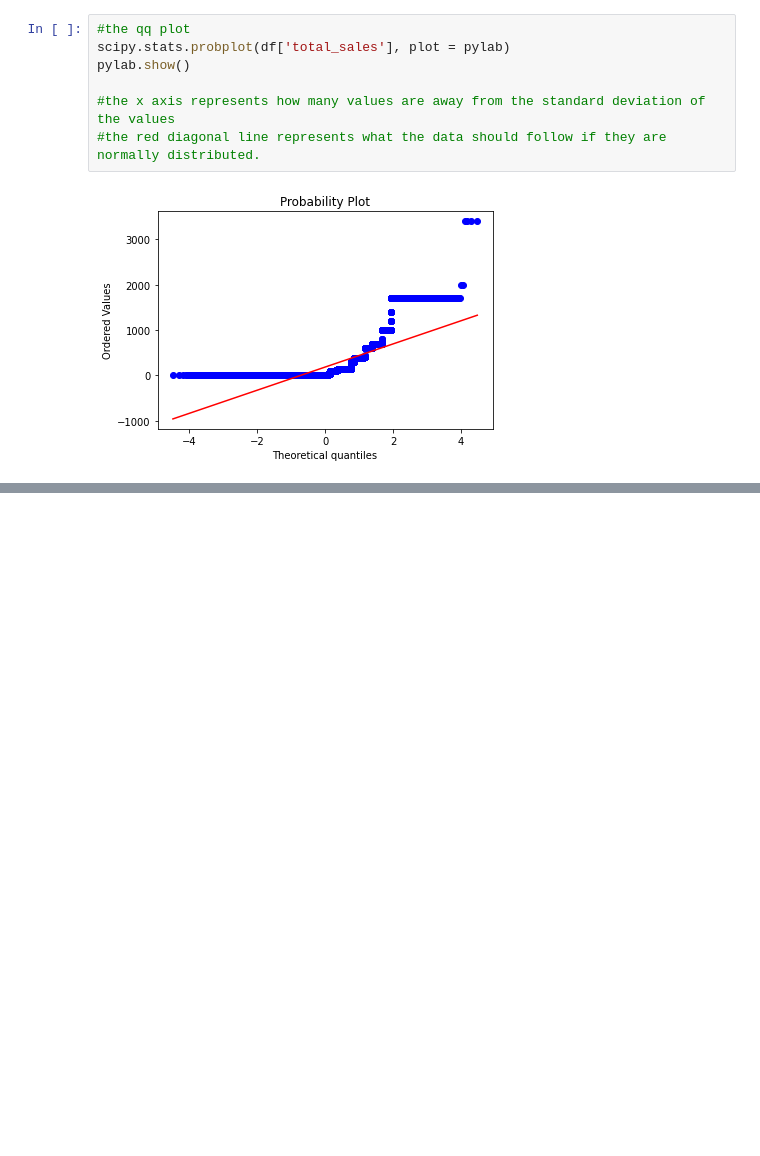
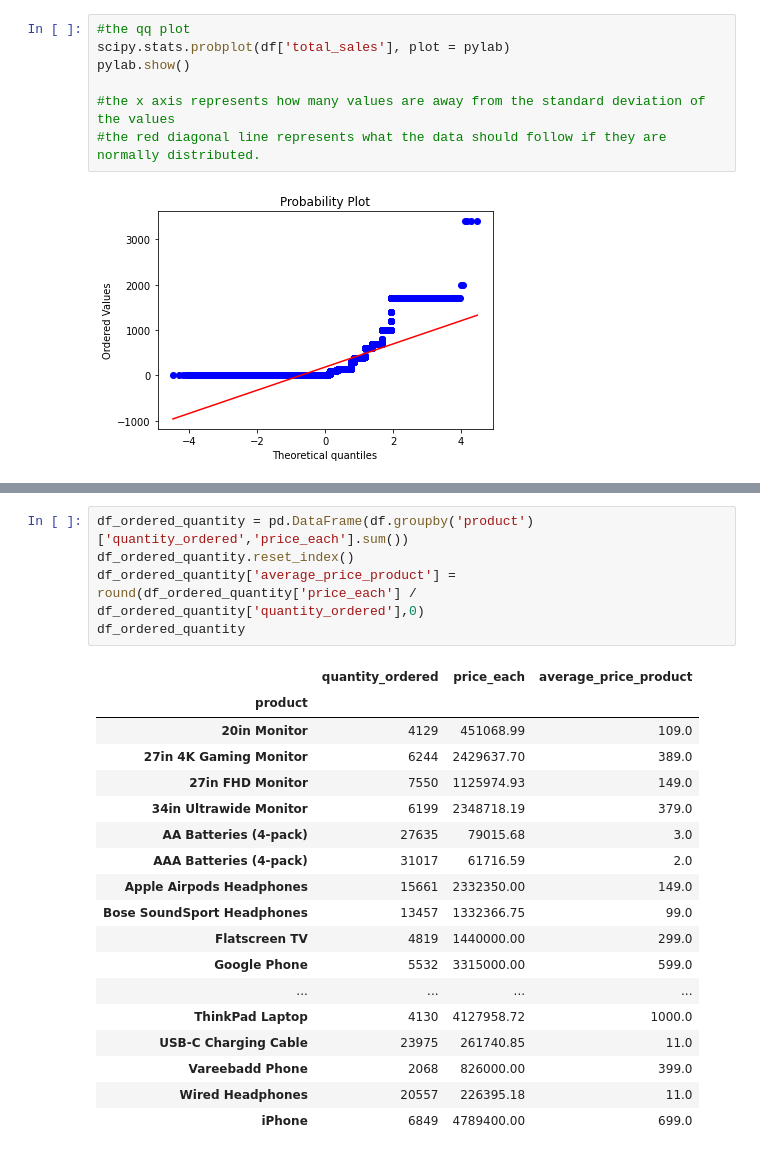
Before and after one commit to subhasish121995/Sales_Analysis, a Jupyter notebook: main_file_v1.0.ipynb, the cells around one changed output, grey strips where cells are left out. Drawn from its saved outputs; the diff is of its cells as text; blank space fills up the shorter version.

```diff
--- a/main_file_v1.0.ipynb
+++ b/main_file_v1.0.ipynb
@@ -538,0 +516,24 @@ df.head()
+# %%
+df_ordered_quantity = pd.DataFrame(df.groupby('product')['quantity_ordered','price_each'].sum())
+df_ordered_quantity.reset_index()
+df_ordered_quantity['average_price_product'] = round(df_ordered_quantity['price_each'] /  df_ordered_quantity['quantity_ordered'],0)
+df_ordered_quantity
+# %% [output]
+|  | quantity_ordered | price_each | average_price_product |
+| product |  |  |  |
+| 20in Monitor | 4129 | 451068.99 | 109.0 |
+| 27in 4K Gaming Monitor | 6244 | 2429637.70 | 389.0 |
+| 27in FHD Monitor | 7550 | 1125974.93 | 149.0 |
+| 34in Ultrawide Monitor | 6199 | 2348718.19 | 379.0 |
+| AA Batteries (4-pack) | 27635 | 79015.68 | 3.0 |
+| AAA Batteries (4-pack) | 31017 | 61716.59 | 2.0 |
+| Apple Airpods Headphones | 15661 | 2332350.00 | 149.0 |
+| Bose SoundSport Headphones | 13457 | 1332366.75 | 99.0 |
+| Flatscreen TV | 4819 | 1440000.00 | 299.0 |
+| Google Phone | 5532 | 3315000.00 | 599.0 |
+| ... | ... | ... | ... |
+| ThinkPad Laptop | 4130 | 4127958.72 | 1000.0 |
+| USB-C Charging Cable | 23975 | 261740.85 | 11.0 |
+| Vareebadd Phone | 2068 | 826000.00 | 399.0 |
+| Wired Headphones | 20557 | 226395.18 | 11.0 |
+| iPhone | 6849 | 4789400.00 | 699.0 |
```
Also changed, not shown: parts of 11 cells of this notebook.
